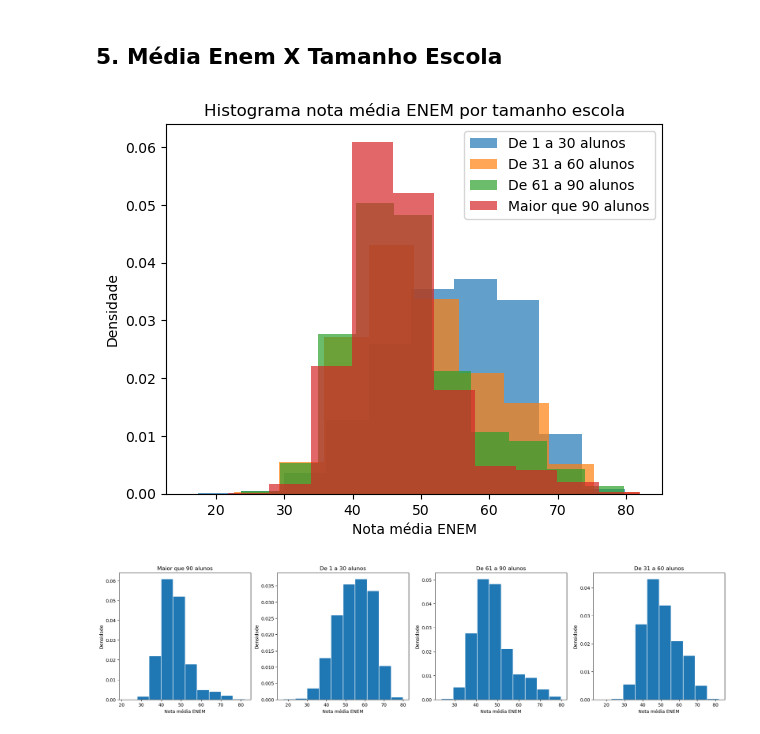
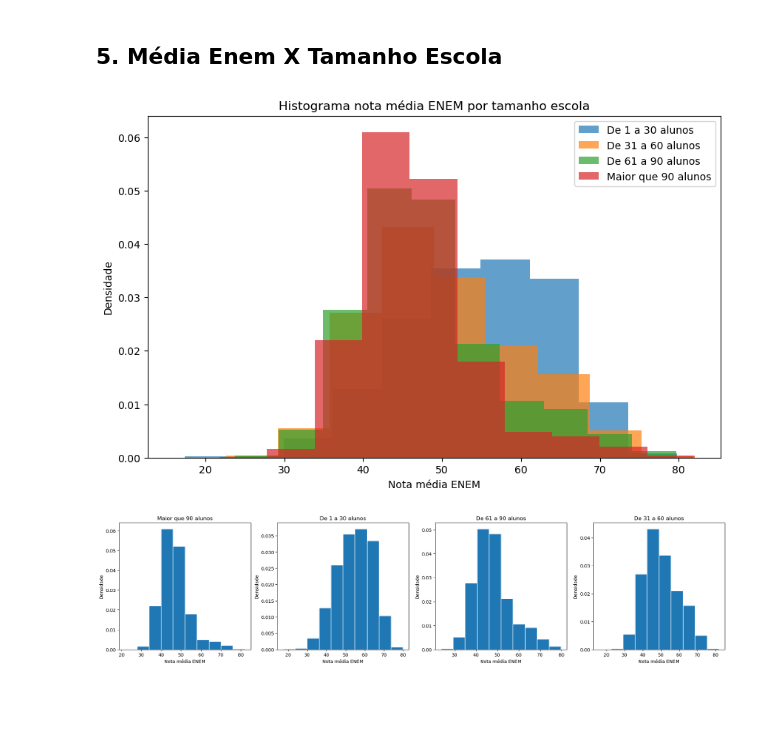
Before and after one commit to LuanaPLGuimaraes/Grupo12A_Projeto2_CDados, a Jupyter notebook: mineracao.ipynb, the cells around one changed output. Saved outputs shown, nothing was run; the diff lists cells and outputs as text; code cells hidden in the pictures; blank space fills up the shorter version.

```diff
--- a/mineracao.ipynb
+++ b/mineracao.ipynb
@@ -309,13 +312,13 @@ Estatísticas da Média Total do ENEM por Local (Urbano ou Rural)
 # %%
 tamanho = dados.groupby('TAMANHO')['MEDIA_TOTAL_ENEM']
 
-
+plt.figure(figsize=(10, 6))
 tamanho.plot(kind='hist', alpha=0.7, legend=True, density=True)
 plt.title('Histograma nota média ENEM por tamanho escola')
 plt.xlabel('Nota média ENEM')
 plt.ylabel('Densidade');
 # %% [output]
-[figure, old version]
+[figure, new version]
 # %%
 dados_90 = dados.loc[dados['TAMANHO'] == 'Maior que 90 alunos']
 dados_1_30 = dados.loc[dados['TAMANHO'] == 'De 1 a 30 alunos']
```
Also changed, not shown: parts of 3 cells of this notebook.
